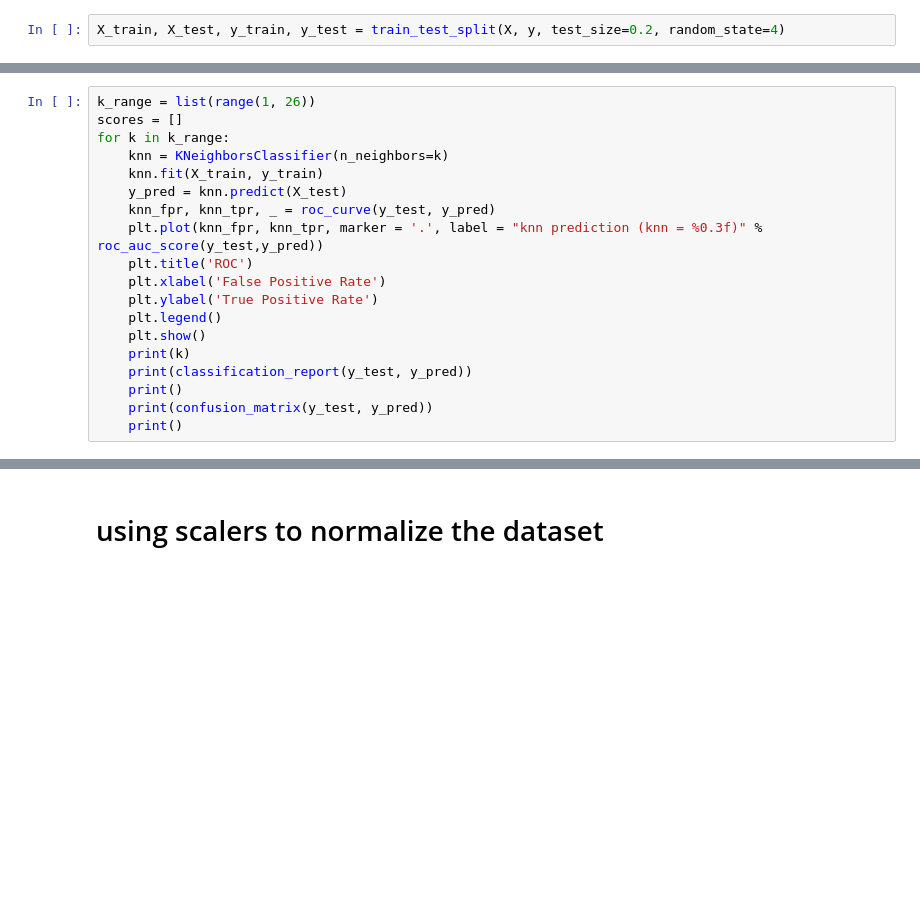
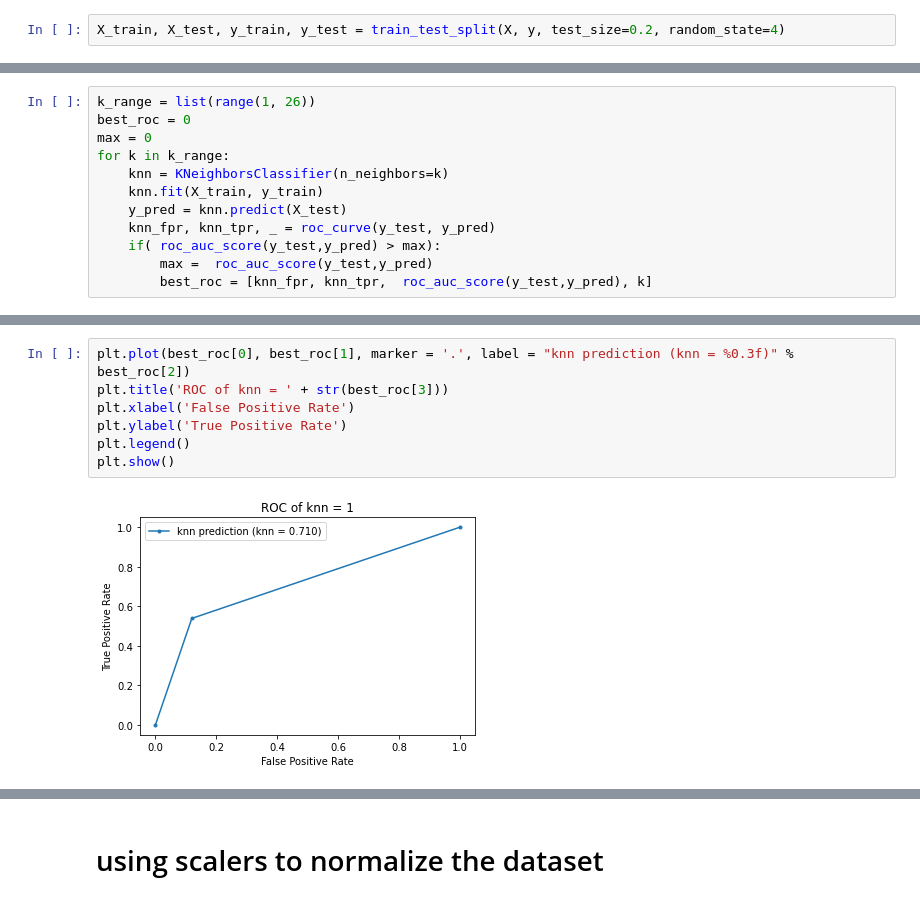
Before and after one commit to Alon-Elisha/Final-Project, a Jupyter notebook: Final_Project.ipynb, the cells around one changed output, grey strips where cells are left out. Saved outputs shown, nothing was run; the diff lists cells and outputs as text; blank space fills up the shorter version.

```diff
--- a/Final_Project.ipynb
+++ b/Final_Project.ipynb
@@ -239,19 +304,12 @@ print(X_test.shape)
 # %%
 k_range = list(range(1, 26))
-scores = []
+best_roc = 0
+max = 0
 for k in k_range:
     knn = KNeighborsClassifier(n_neighbors=k)
     knn.fit(X_train, y_train)
     y_pred = knn.predict(X_test)
     knn_fpr, knn_tpr, _ = roc_curve(y_test, y_pred)
-    plt.plot(knn_fpr, knn_tpr, marker = '.', label = "knn prediction (knn = %0.3f)" % roc_auc_score(y_test,y_pred))
-    plt.title('ROC')
-    plt.xlabel('False Positive Rate')
-    plt.ylabel('True Positive Rate')
-    plt.legend()
-    plt.show()
-    print(k)
-    print(classification_report(y_test, y_pred))
-    print()
-    print(confusion_matrix(y_test, y_pred))
-    print()
+    if( roc_auc_score(y_test,y_pred) > max):
+        max =  roc_auc_score(y_test,y_pred)
+        best_roc = [knn_fpr, knn_tpr,  roc_auc_score(y_test,y_pred), k]
@@ -343,0 +316,9 @@ weighted avg       0.76      0.80      0.76      1300
+# %%
+plt.plot(best_roc[0], best_roc[1], marker = '.', label = "knn prediction (knn = %0.3f)" % best_roc[2])
+plt.title('ROC of knn = ' + str(best_roc[3]))
+plt.xlabel('False Positive Rate')
+plt.ylabel('True Positive Rate')
+plt.legend()
+plt.show()
+# %% [output]
+[figure, added]
```
Also changed, not shown: parts of 37 cells of this notebook, 2 other files.
